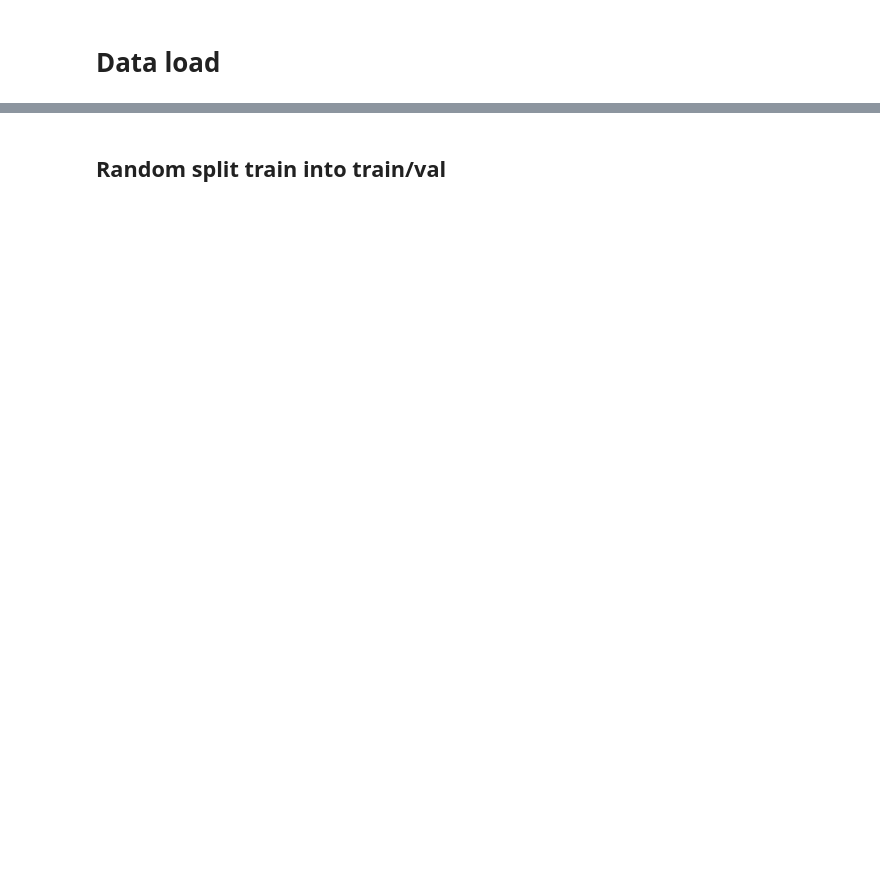
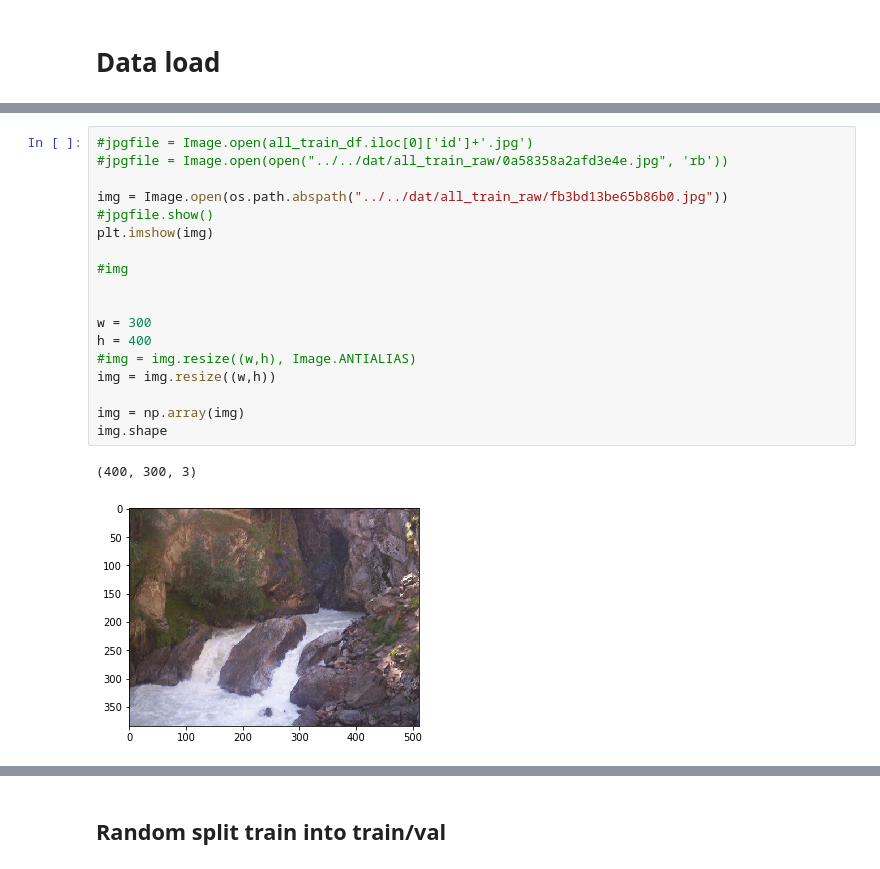
Before and after one commit to ahmadelsallab/gland, a Jupyter notebook: pretrained_base_model_top_model.ipynb, the cells around one changed output, grey strips where cells are left out. Cells and saved outputs as stored; diff of their text form; blank space fills up the shorter version.

```diff
--- a/pretrained_base_model_top_model.ipynb
+++ b/pretrained_base_model_top_model.ipynb
@@ -9,0 +70,21 @@ import pandas as pd
+# %%
+#jpgfile = Image.open(all_train_df.iloc[0]['id']+'.jpg')
+#jpgfile = Image.open(open("../../dat/all_train_raw/0a58358a2afd3e4e.jpg", 'rb'))
+
+img = Image.open(os.path.abspath("../../dat/all_train_raw/fb3bd13be65b86b0.jpg"))
+#jpgfile.show()
+plt.imshow(img)
+
+#img
+
+
+w = 300
+h = 400
+#img = img.resize((w,h), Image.ANTIALIAS)
+img = img.resize((w,h))
+
+img = np.array(img)
+img.shape
+# %% [output]
+(400, 300, 3)
+[figure, added]
```
Also changed, not shown: parts of 29 cells of this notebook, 5 other files.
